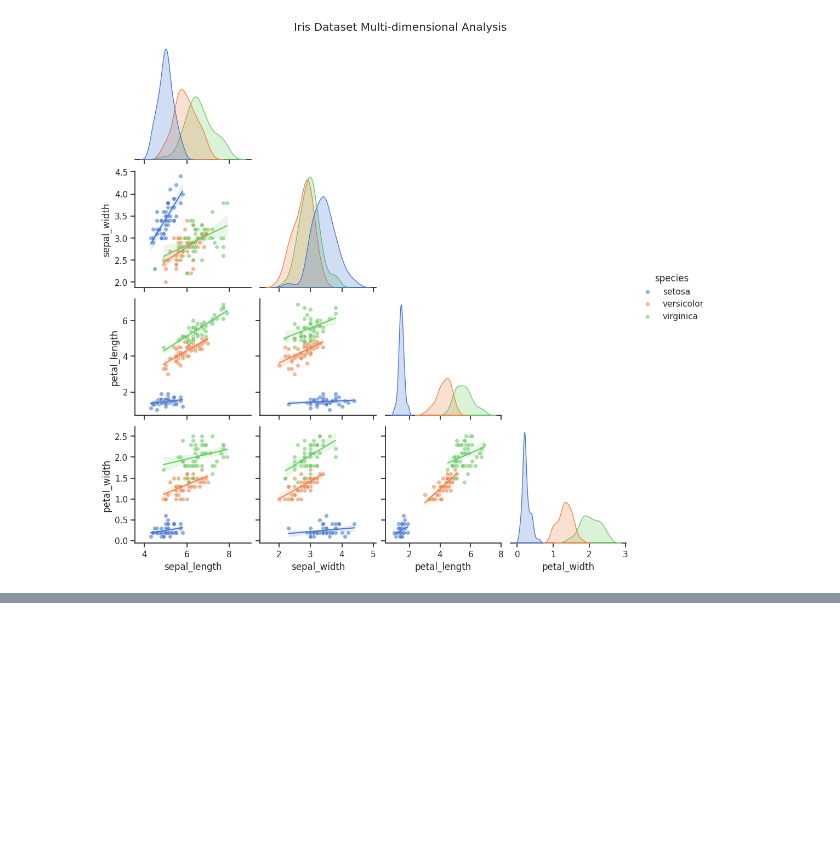
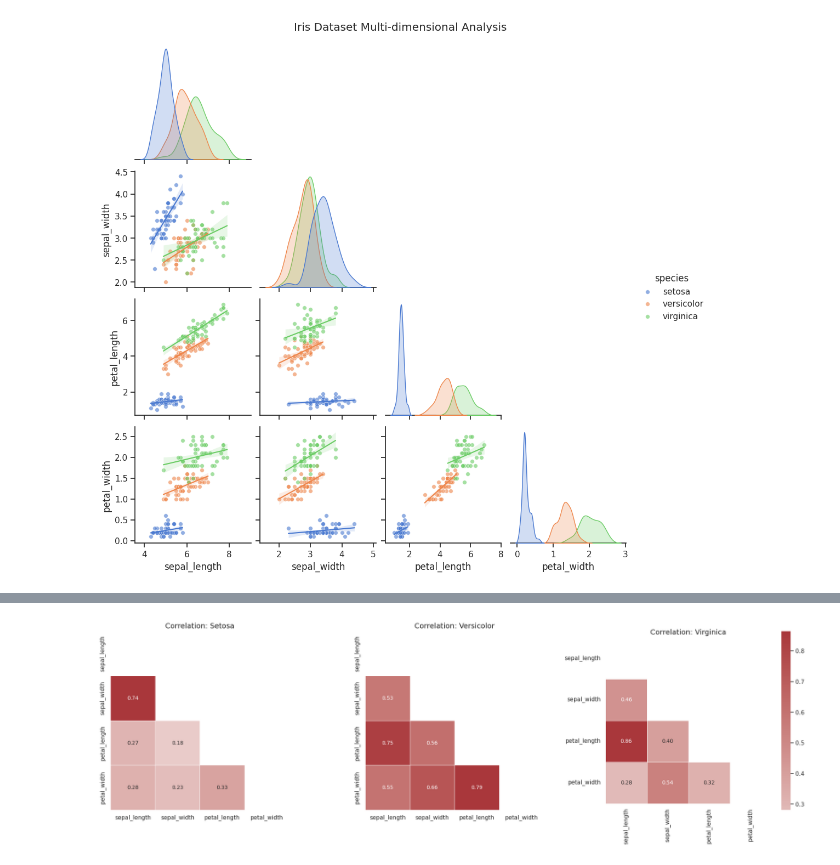
Before and after one commit to BarryS27/Iris-Data-Analysis, a Jupyter notebook: Iris_Flower.ipynb, the cells around one changed output, grey strips where cells are left out. Drawn from its saved outputs; the diff is of its cells as text; code cells hidden in the pictures; blank space fills up the shorter version.

```diff
--- a/Iris_Flower.ipynb
+++ b/Iris_Flower.ipynb
@@ -33,10 +35,6 @@ setosa             5.006        3.428         1.462        0.246
 versicolor         5.936        2.770         4.260        1.326
 virginica          6.588        2.974         5.552        2.026
 # %%
-species = {
-"setosa": df[df["species"] == "setosa"],
-"versicolor": df[df["species"] == "versicolor"],
-"virginica": df[df["species"] == "virginica"]
-}
+species = df['species'].unique()
 
 features = ["sepal_length", "sepal_width", "petal_length", "petal_width"]
@@ -109,0 +131,28 @@ plt.show()
+# %%
+sns.set_theme(style="white")
+fig, axes = plt.subplots(1, 3, figsize=(20, 6))
+
+for i, spec in enumerate(species):
+    spec_df = df[df['species'] == spec].drop(columns="species")
+    corr = spec_df.corr()
+
+    mask = np.triu(np.ones_like(corr, dtype=bool))
+
+    sns.heatmap(corr,
+                mask=mask,
+                annot=True,
+                fmt=".2f",
+                cmap="vlag",
+                center=0,
+                ax=axes[i],
+                cbar=(i == 2),
+                square=True,
+                linewidths=.5,
+                annot_kws={"size": 10})
+
+    axes[i].set_title(f"Correlation: {spec.title()}", fontsize=14)
+
+plt.tight_layout()
+plt.show()
+# %% [output]
+[figure, added]
```
Also changed, not shown: parts of 6 cells of this notebook.
